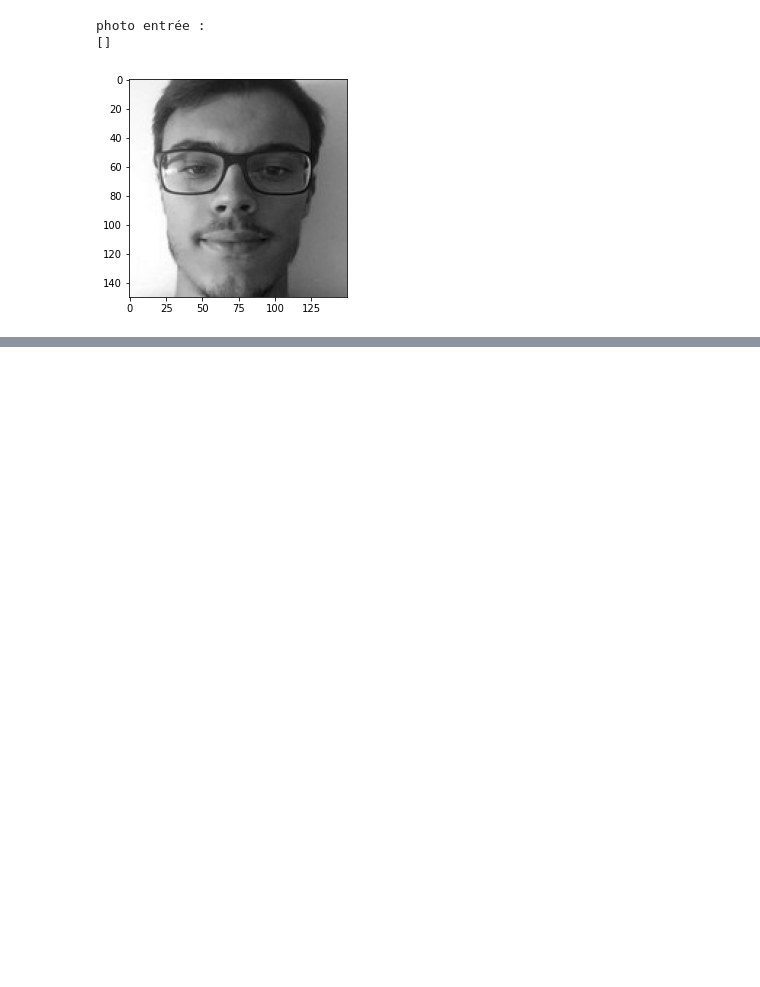
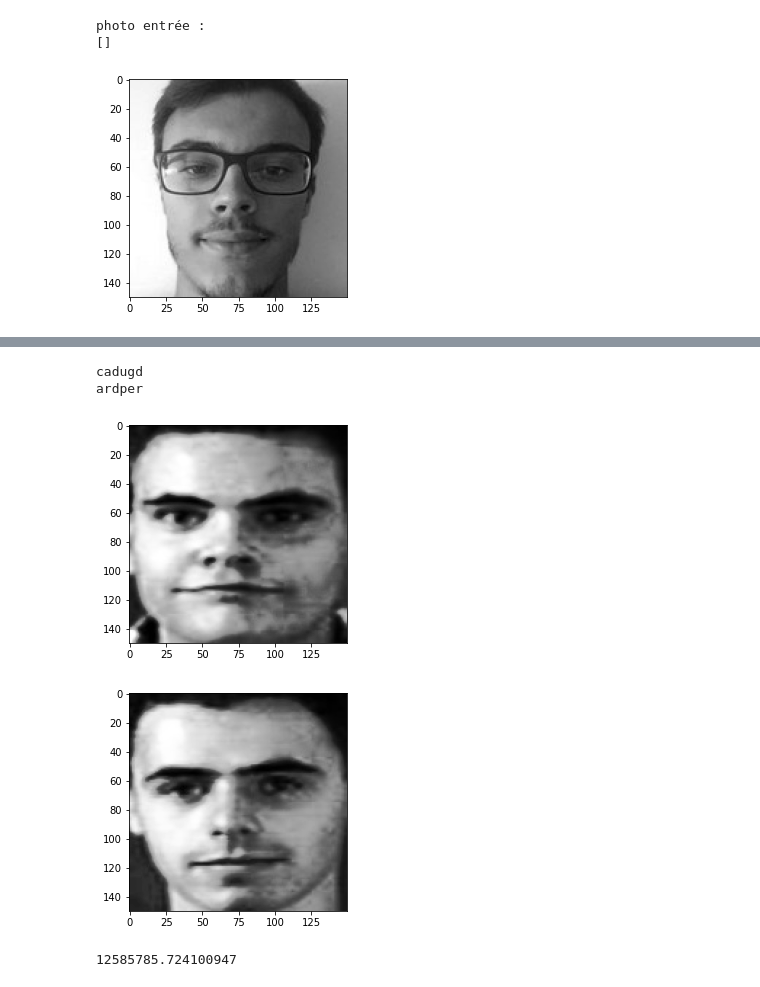
Before and after one commit to bastiendlf/code_project_ODATA, a Jupyter notebook: radius_search.ipynb, the cells around one changed output, grey strips where cells are left out. Saved outputs shown, nothing was run; the diff lists cells and outputs as text; code cells hidden in the pictures; blank space fills up the shorter version.

Commit message:
nouvelles valeurs pour le radius opti acp

```diff
--- a/radius_search.ipynb
+++ b/radius_search.ipynb
@@ -70,0 +87,17 @@ photo entrée :
+# %%
+print(probe_names[177])
+probe_face = plt.imshow(probe_pictures[177],cmap="gray")
+plt.show()
+print(gallery_names[113])
+gallery_face = plt.imshow(gallery_pictures[113][0],cmap="gray")
+plt.show()
+# %% [output]
+cadugd
+ardper
+[figure, added]
+[figure, added]
+# %%
+radius = radius_opti_eigen(gallery_eigenface_pictures)
+print(radius)
+# %% [output]
+12585785.724100947
```
Also changed, not shown: parts of 3 cells of this notebook, 1 other file.
